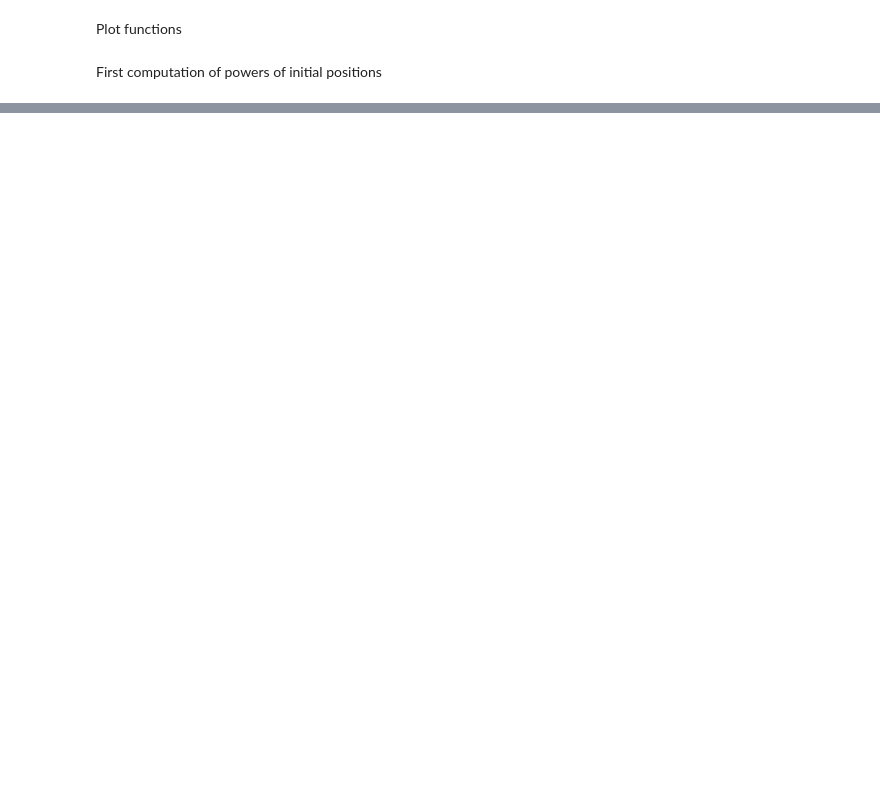
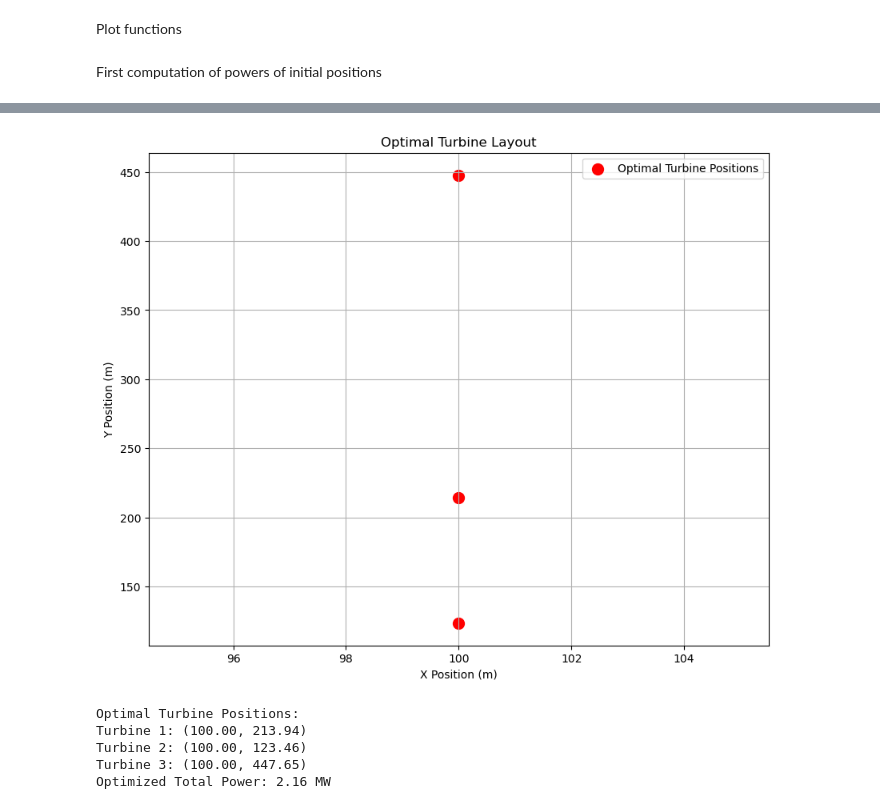
Before and after one commit to ZoeAliki/thesis-SWE-optimising, a Jupyter notebook: Thesis_january_optimiser_22-01_before_lunch.ipynb, the cells around one changed output, grey strips where cells are left out. Cells and saved outputs as stored; diff of their text form; code cells hidden in the pictures; blank space fills up the shorter version.

```diff
--- a/Thesis_january_optimiser_22-01_before_lunch.ipynb
+++ b/Thesis_january_optimiser_22-01_before_lunch.ipynb
@@ -505,0 +510,6 @@ AttributeError: 'numpy.ndarray' object has no attribute 'ufl_element'
+# %%
+opt_positions, opt_power, result = run_scipy_optimizer2(
+    w, W, mesh, bcs, rho, depth, nu, C_D, C_T, A_T, sigma, D,
+    n_turbines, Lx, Ly, initial_turbine_positions,
+    distance_from_inlet, distance_to_side, distance_to_outlet
+)
@@ -506 +534,25 @@ AttributeError: 'numpy.ndarray' object has no attribute 'ufl_element'
+# %%
+#plotting optimal pos etc
+
+plt.figure(figsize=(10, 8))
+plt.scatter([p[0] for p in opt_positions], [p[1] for p in opt_positions], c='red', s=100, label='Optimal Turbine Positions')
+plt.xlabel('X Position (m)')
+plt.ylabel('Y Position (m)')
+plt.title('Optimal Turbine Layout')
+plt.grid(True)
+plt.legend()
+plt.show()
+
+print("Optimal Turbine Positions:")
+for i, pos in enumerate(opt_positions):
+    print(f"Turbine {i+1}: ({pos[0]:.2f}, {pos[1]:.2f})")
+
+print(f"Optimized Total Power: {opt_power/1e6:.2f} MW")
+# %% [output]
+[figure, added]
+Optimal Turbine Positions:
+Turbine 1: (100.00, 213.94)
+Turbine 2: (100.00, 123.46)
+Turbine 3: (100.00, 447.65)
+Optimized Total Power: 2.16 MW
 # %%
```
Also changed, not shown: parts of 10 cells of this notebook.
